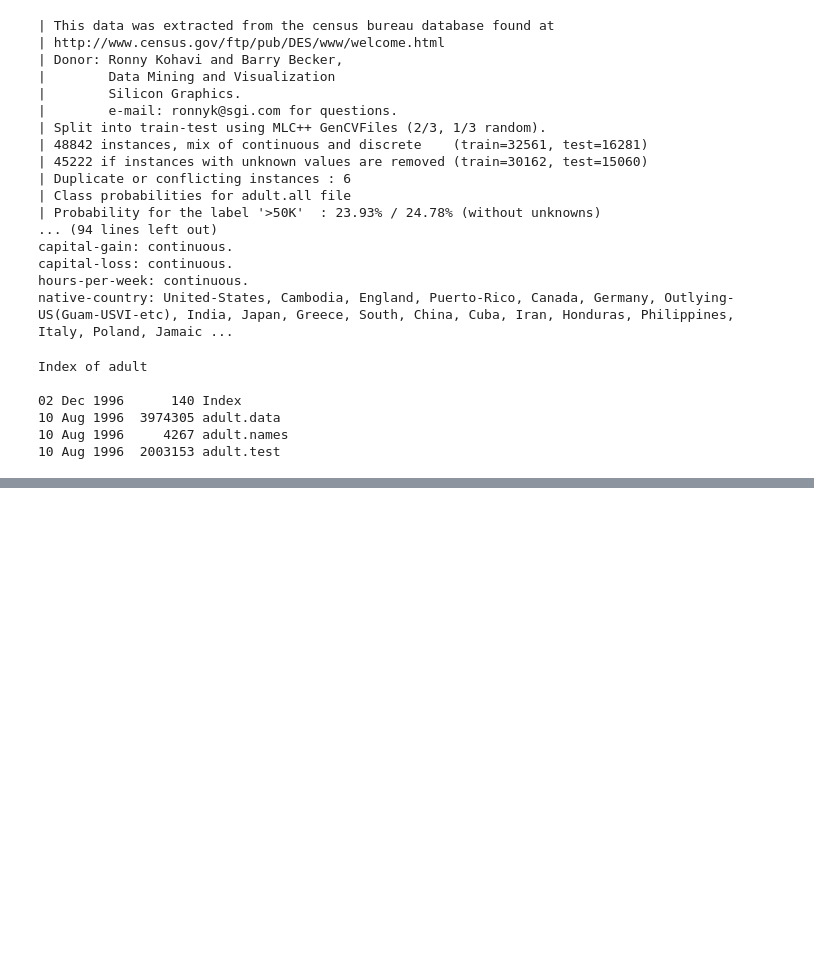
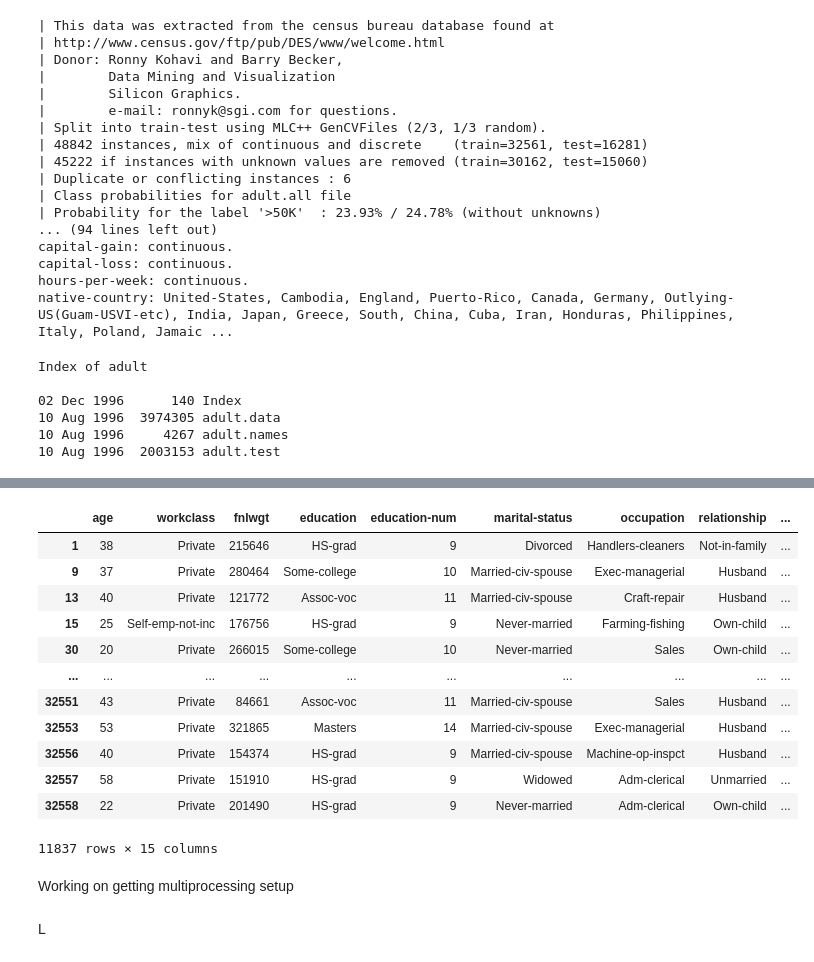
Before and after one commit to mcnair-commits/cs601-project, a Jupyter notebook: mcnair_rf_classifier.ipynb, the cells around one changed output, grey strips where cells are left out. Cells and saved outputs as stored; diff of their text form; code cells hidden in the pictures; blank space fills up the shorter version.

```diff
--- a/mcnair_rf_classifier.ipynb
+++ b/mcnair_rf_classifier.ipynb
@@ -139,0 +479,18 @@ print(test)
+# %%
+all_oob.drop_duplicates().sort_index()
+# %% [output]
+|  | age | workclass | fnlwgt | education | education-num | marital-status | occupation | relationship | ... |
+| 1 | 38 | Private | 215646 | HS-grad | 9 | Divorced | Handlers-cleaners | Not-in-family | ... |
+| 9 | 37 | Private | 280464 | Some-college | 10 | Married-civ-spouse | Exec-managerial | Husband | ... |
+| 13 | 40 | Private | 121772 | Assoc-voc | 11 | Married-civ-spouse | Craft-repair | Husband | ... |
+| 15 | 25 | Self-emp-not-inc | 176756 | HS-grad | 9 | Never-married | Farming-fishing | Own-child | ... |
+| 30 | 20 | Private | 266015 | Some-college | 10 | Never-married | Sales | Own-child | ... |
+| ... | ... | ... | ... | ... | ... | ... | ... | ... | ... |
+| 32551 | 43 | Private | 84661 | Assoc-voc | 11 | Married-civ-spouse | Sales | Husband | ... |
+| 32553 | 53 | Private | 321865 | Masters | 14 | Married-civ-spouse | Exec-managerial | Husband | ... |
+| 32556 | 40 | Private | 154374 | HS-grad | 9 | Married-civ-spouse | Machine-op-inspct | Husband | ... |
+| 32557 | 58 | Private | 151910 | HS-grad | 9 | Widowed | Adm-clerical | Unmarried | ... |
+| 32558 | 22 | Private | 201490 | HS-grad | 9 | Never-married | Adm-clerical | Own-child | ... |
+11837 rows × 15 columns
+# %% [markdown]
+Working on getting multiprocessing setup
@@ -139,0 +502,2 @@ print(test)
+# %% [markdown]
+L
```
Also changed, not shown: parts of 31 cells of this notebook, 1 other file.
